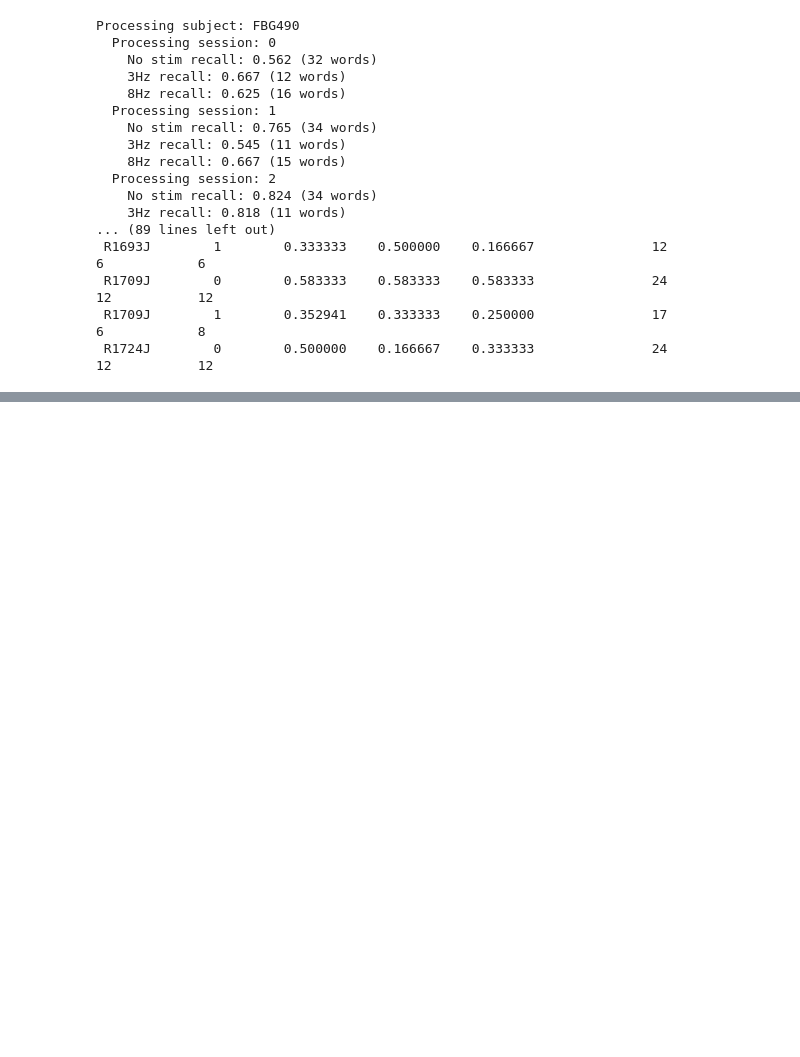
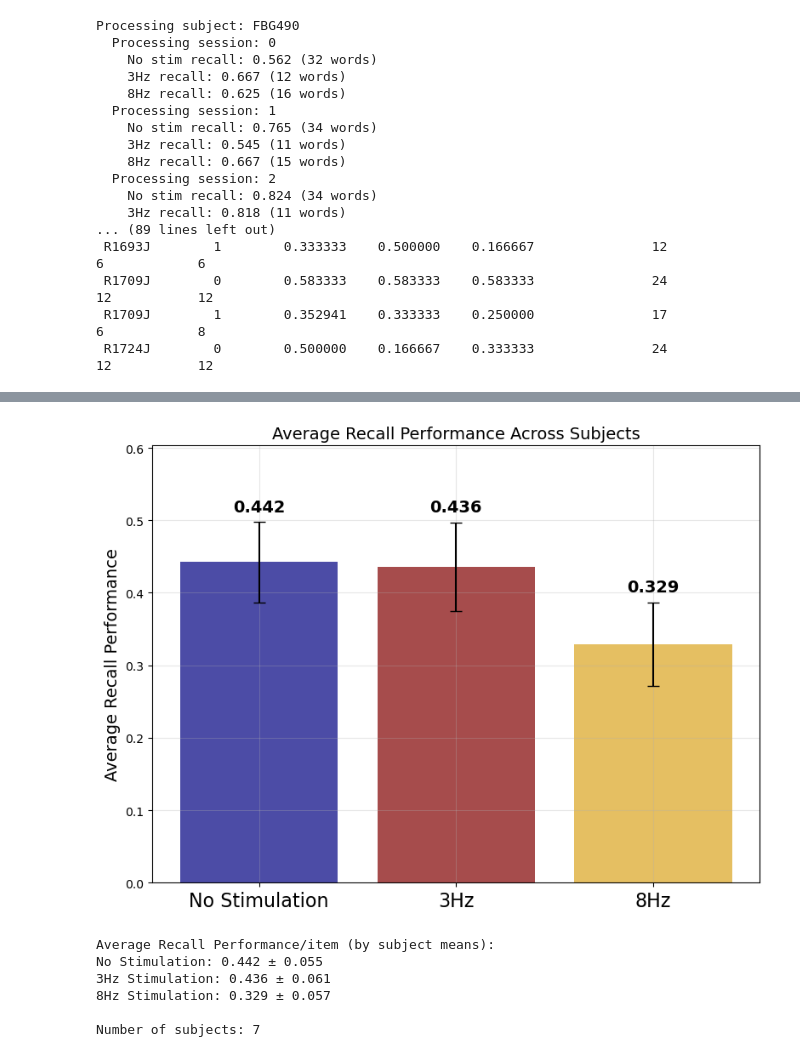
Before and after one commit to caoruoyi/Courier, a Jupyter notebook: recall_rate.ipynb, the cells around one changed output, grey strips where cells are left out. Drawn from its saved outputs; the diff is of its cells as text; code cells hidden in the pictures; blank space fills up the shorter version.

```diff
--- a/recall_rate.ipynb
+++ b/recall_rate.ipynb
@@ -206,3 +236,59 @@ plt.show()
+# %%
+subject_means = results_df.groupby('subject')[['recall_no_stim', 'recall_3hz', 'recall_8hz']].mean()
+
+# Calculate averages across subjects (now using subject means)
+avg_no_stim = subject_means['recall_no_stim'].mean()
+avg_3hz = subject_means['recall_3hz'].mean()
+avg_8hz = subject_means['recall_8hz'].mean()
+
+# Calculate standard errors across subjects
+std_no_stim = subject_means['recall_no_stim'].std() / np.sqrt(len(subject_means))
+std_3hz = subject_means['recall_3hz'].std() / np.sqrt(len(subject_means))
+std_8hz = subject_means['recall_8hz'].std() / np.sqrt(len(subject_means))
+
+# Create the plot
+fig, ax = plt.subplots(figsize=(8, 6))
+conditions = ['No Stimulation', '3Hz', '8Hz']
+means = [avg_no_stim, avg_3hz, avg_8hz]
+errors = [std_no_stim, std_3hz, std_8hz]
+colors = ['Navy', 'maroon', 'goldenrod']
+
+bars = ax.bar(conditions, means, color=colors, alpha=0.7, capsize=5)
+ax.errorbar(conditions, means, yerr=errors, fmt='none', color='black', capsize=5)
+
+# Add value labels on bars
+for i, (bar, mean) in enumerate(zip(bars, means)):
+    ax.text(bar.get_x() + bar.get_width()/2, bar.get_height() + errors[i] + 0.01,
+            f'{mean:.3f}', ha='center', va='bottom', fontweight='bold', fontsize=14)
+
+# Customize the plot
+ax.set_ylabel('Average Recall Performance', fontsize=14)
+ax.set_title('Average Recall Performance Across Subjects', fontsize=14)
+ax.set_ylim(0, max(means) + max(errors) + 0.1)
+ax.grid(True, alpha=0.3)
+ax.tick_params(axis='x', labelsize=16)
+plt.tight_layout()
+plt.savefig("'Average_Recall_Performance_Across_Subjects.pdf",
+           transparent=True,      # Transparent background
+           bbox_inches='tight',   # Removes extra whitespace
+           pad_inches=0.08,       # Small padding around the figure
+           format='pdf')
+plt.show()
+
+# Print the exact values
+print(f"Average Recall Performance/item (by subject means):")
+print(f"No Stimulation: {avg_no_stim:.3f} ± {std_no_stim:.3f}")
+print(f"3Hz Stimulation: {avg_3hz:.3f} ± {std_3hz:.3f}")
+print(f"8Hz Stimulation: {avg_8hz:.3f} ± {std_8hz:.3f}")
+print(f"\nNumber of subjects: {len(subject_means)}")
+# %% [output]
+[figure, added]
+Average Recall Performance/item (by subject means):
+No Stimulation: 0.442 ± 0.055
+3Hz Stimulation: 0.436 ± 0.061
+8Hz Stimulation: 0.329 ± 0.057
+
+Number of subjects: 7
 # %%
 
 # Calculate averages across all subjects and sessions
```
Also changed, not shown: parts of 13 cells of this notebook, 1 other file.
